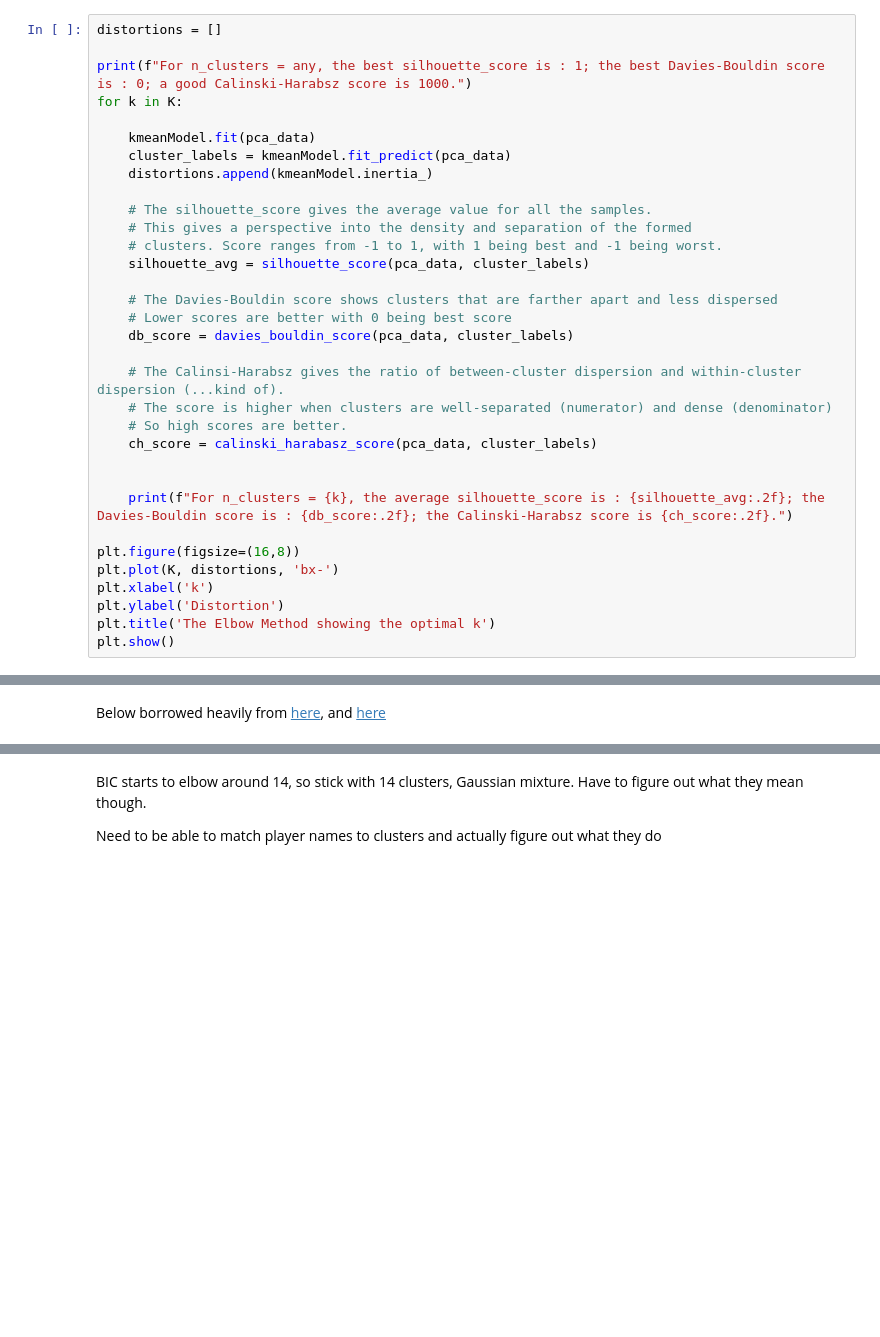
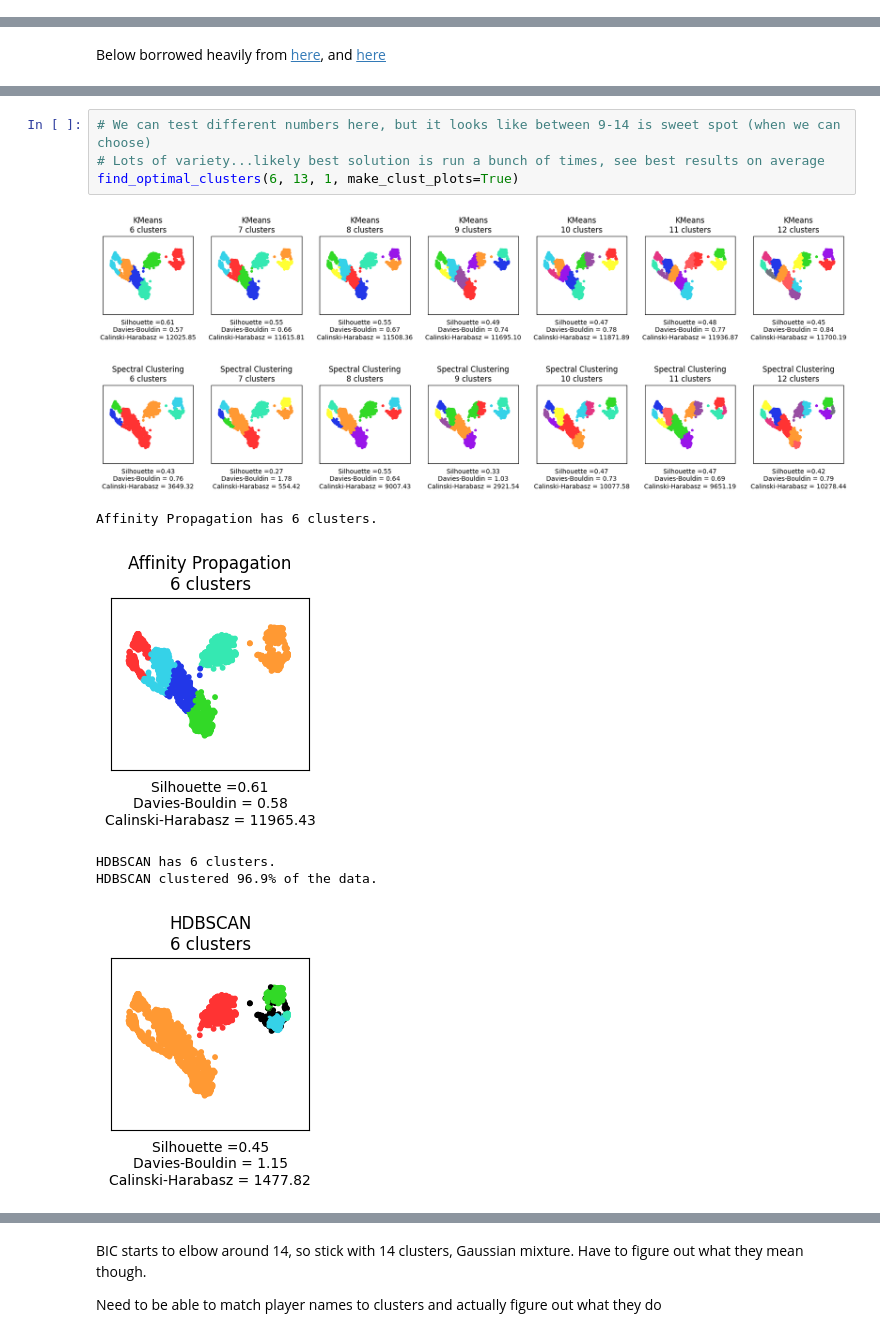
Before and after one commit to marcjbaron/soccer_scouting, a Jupyter notebook: notebooks/PtIII_cluster_analysis.ipynb, the cells around one changed output, grey strips where cells are left out. Cells and saved outputs as stored; diff of their text form; blank space fills up the shorter version.

```diff
--- a/notebooks/PtIII_cluster_analysis.ipynb
+++ b/notebooks/PtIII_cluster_analysis.ipynb
@@ -58,38 +58,5 @@ def draw_umap(data, n_neighbors=15, min_dist=0.1, n_components=2, metric='euclid
 
     plt.title(title, fontsize=18)
     return u
-# %%
-distortions = []
-
-print(f"For n_clusters = any, the best silhouette_score is : 1; the best Davies-Bouldin score is : 0; a good Calinski-Harabsz score is 1000.")
-for k in K:
-
-    kmeanModel.fit(pca_data)
-    cluster_labels = kmeanModel.fit_predict(pca_data)
-    distortions.append(kmeanModel.inertia_)
-
-    # The silhouette_score gives the average value for all the samples.
-    # This gives a perspective into the density and separation of the formed
-    # clusters. Score ranges from -1 to 1, with 1 being best and -1 being worst.
-    silhouette_avg = silhouette_score(pca_data, cluster_labels)
-
-    # The Davies-Bouldin score shows clusters that are farther apart and less dispersed
-    # Lower scores are better with 0 being best score
-    db_score = davies_bouldin_score(pca_data, cluster_labels)
-
-    # The Calinsi-Harabsz gives the ratio of between-cluster dispersion and within-cluster dispersion (...kind of).
-    # The score is higher when clusters are well-separated (numerator) and dense (denominator)
-    # So high scores are better.
-    ch_score = calinski_harabasz_score(pca_data, cluster_labels)
-
-
-    print(f"For n_clusters = {k}, the average silhouette_score is : {silhouette_avg:.2f}; the Davies-Bouldin score is : {db_score:.2f}; the Calinski-Harabsz score is {ch_score:.2f}.")
-
-plt.figure(figsize=(16,8))
-plt.plot(K, distortions, 'bx-')
-plt.xlabel('k')
-plt.ylabel('Distortion')
-plt.title('The Elbow Method showing the optimal k')
-plt.show()
 # %%
 print(len(range(10,15)))
@@ -215,0 +288,12 @@ for name, algorithm in clustering_algorithms:
+# %%
+# We can test different numbers here, but it looks like between 9-14 is sweet spot (when we can choose)
+# Lots of variety...likely best solution is run a bunch of times, see best results on average
+find_optimal_clusters(6, 13, 1, make_clust_plots=True)
+# %% [output]
+[figure, added]
+[figure, added]
+Affinity Propagation has 6 clusters.
+[figure, added]
+HDBSCAN has 6 clusters.
+HDBSCAN clustered 96.9% of the data.
+[figure, added]
```
Also changed, not shown: parts of 28 cells of this notebook, 36 other files.
